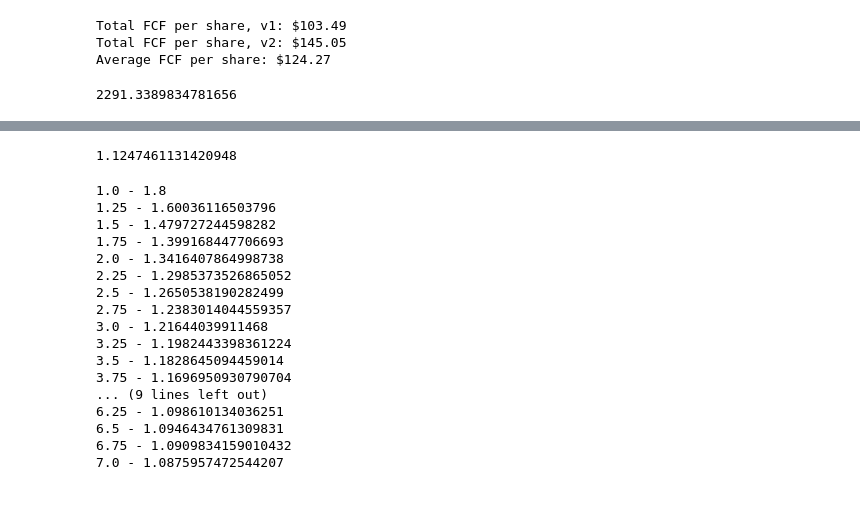
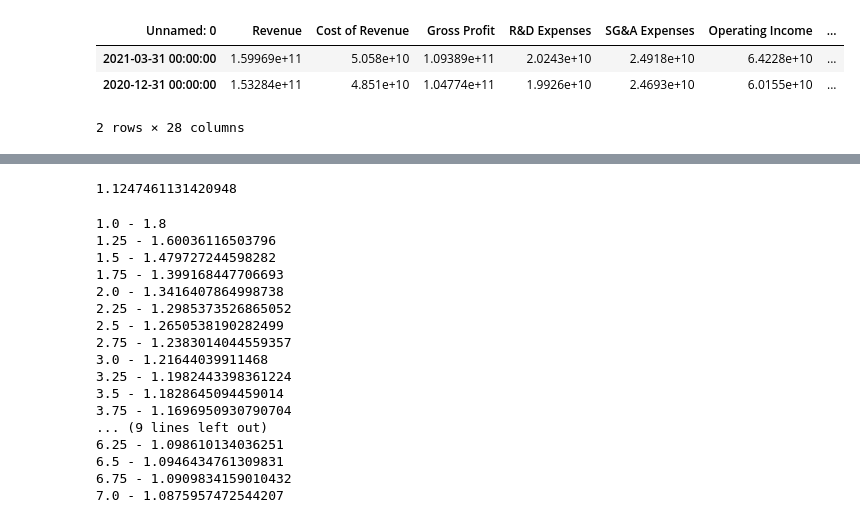
Before and after one commit to sfreagin/SEC_testing, a Jupyter notebook: growth_calcs.ipynb, the cells around one changed output, grey strips where cells are left out. Cells and saved outputs as stored; diff of their text form; code cells hidden in the pictures.

Commit message:
reordering and condensing code, clarifying structure, adding growth rates

```diff
--- a/growth_calcs.ipynb
+++ b/growth_calcs.ipynb
@@ -198,25 +6,23 @@ Total FCF: $2420.4 billion
-# %%
-# turning FCF into per-share stock price predictions
-aapl_fcf1 = round(fcf_over_time1/aapl_df['Shares (Common)'][0],2)
-aapl_fcf2 = round(fcf_over_time/aapl_df['Shares (Common)'][0],2)
-
-avg_fcf = round((aapl_fcf1 + aapl_fcf2)/2,2)
-
-print(f"Total FCF per share, v1: ${aapl_fcf1}")
-print(f"Total FCF per share, v2: ${aapl_fcf2}")
-print(f"Average FCF per share: ${avg_fcf}")
-# %% [output]
-Total FCF per share, v1: $103.49
-Total FCF per share, v2: $145.05
-Average FCF per share: $124.27
-# %%
-# DCF using treasury as discount rate and all AAPL growth as growth rate
-treasury_rate = 0.05
-fcf_over_time = 0
-fcf_start = aapl_df['FreeCashFlow'][0]
-for i in range(1,15+1):
-    fcf_over_time += fcf_start * (1+normalized_aapl_growth)**i / (1+treasury_rate)**i
-
-fcf_over_time/1_000_000_000
-# %% [output]
-2291.3389834781656
+# %%
+#pull the income statement, balance sheet, and cash flow statement
+# as downloaded from stockrow.com
+ticker_inc_df = pd.read_excel(f'./Income/MSFT_inc.xlsx').T
+ticker_bal_df = pd.read_excel(f'./BalanceSheet/MSFT_bal.xlsx').T
+ticker_cfl_df = pd.read_excel(f'./CashFlow/MSFT_cashflow.xlsx').T
+
+# change the first row to be the column headers
+ticker_inc_df.columns = ticker_inc_df.iloc[0]
+ticker_bal_df.columns = ticker_bal_df.iloc[0]
+ticker_cfl_df.columns = ticker_cfl_df.iloc[0]
+
+#remove the first row
+ticker_inc_df = ticker_inc_df.iloc[1:]
+ticker_bal_df = ticker_bal_df.iloc[1:]
+ticker_cfl_df = ticker_cfl_df.iloc[1:]
+
+ticker_inc_df.head(2)
+# %% [output]
+| Unnamed: 0 | Revenue | Cost of Revenue | Gross Profit | R&D Expenses | SG&A Expenses | Operating Income | ... |
+| 2021-03-31 00:00:00 | 1.59969e+11 | 5.058e+10 | 1.09389e+11 | 2.0243e+10 | 2.4918e+10 | 6.4228e+10 | ... |
+| 2020-12-31 00:00:00 | 1.53284e+11 | 4.851e+10 | 1.04774e+11 | 1.9926e+10 | 2.4693e+10 | 6.0155e+10 | ... |
+2 rows × 28 columns
```
Also changed, not shown: parts of 41 cells of this notebook.
